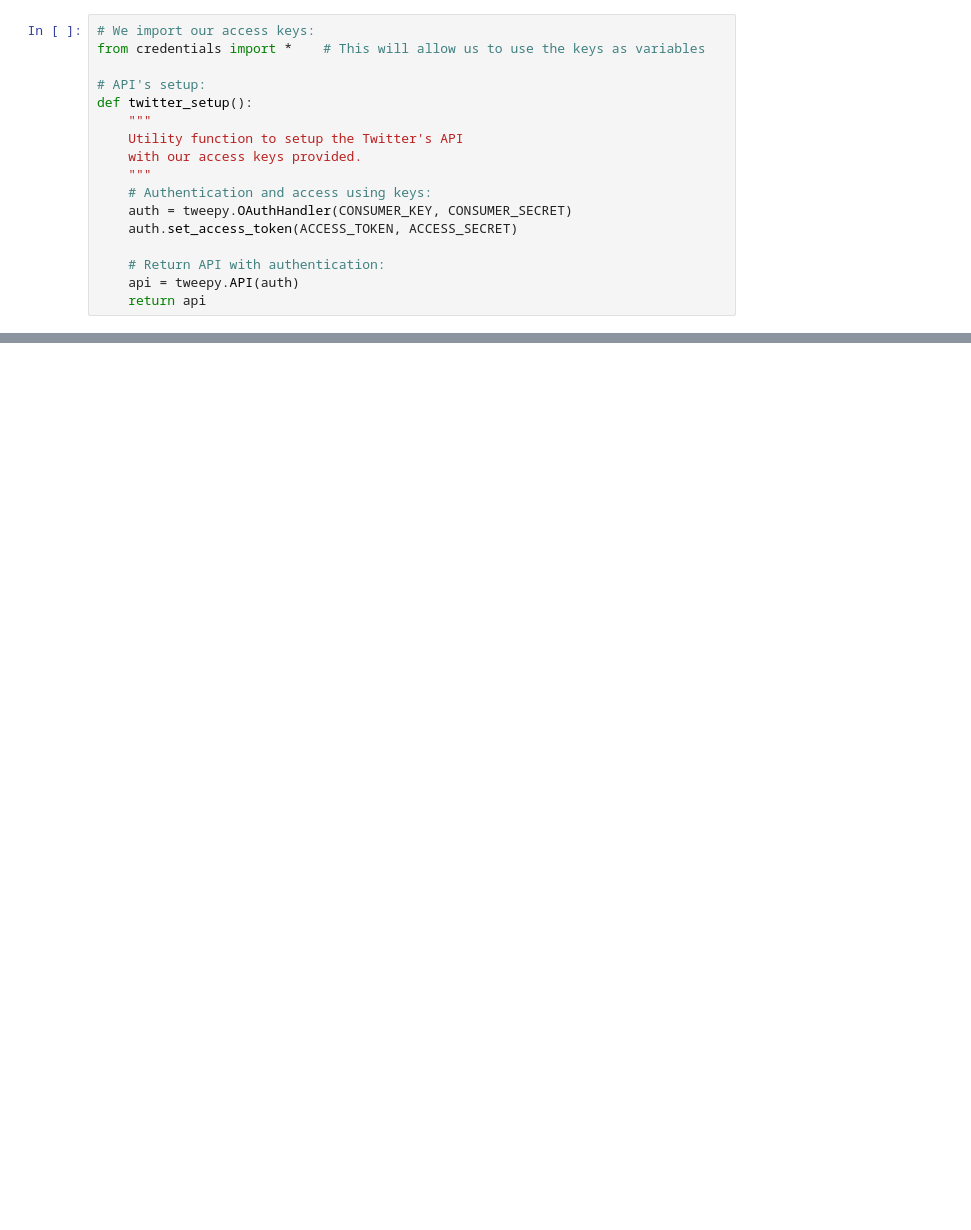
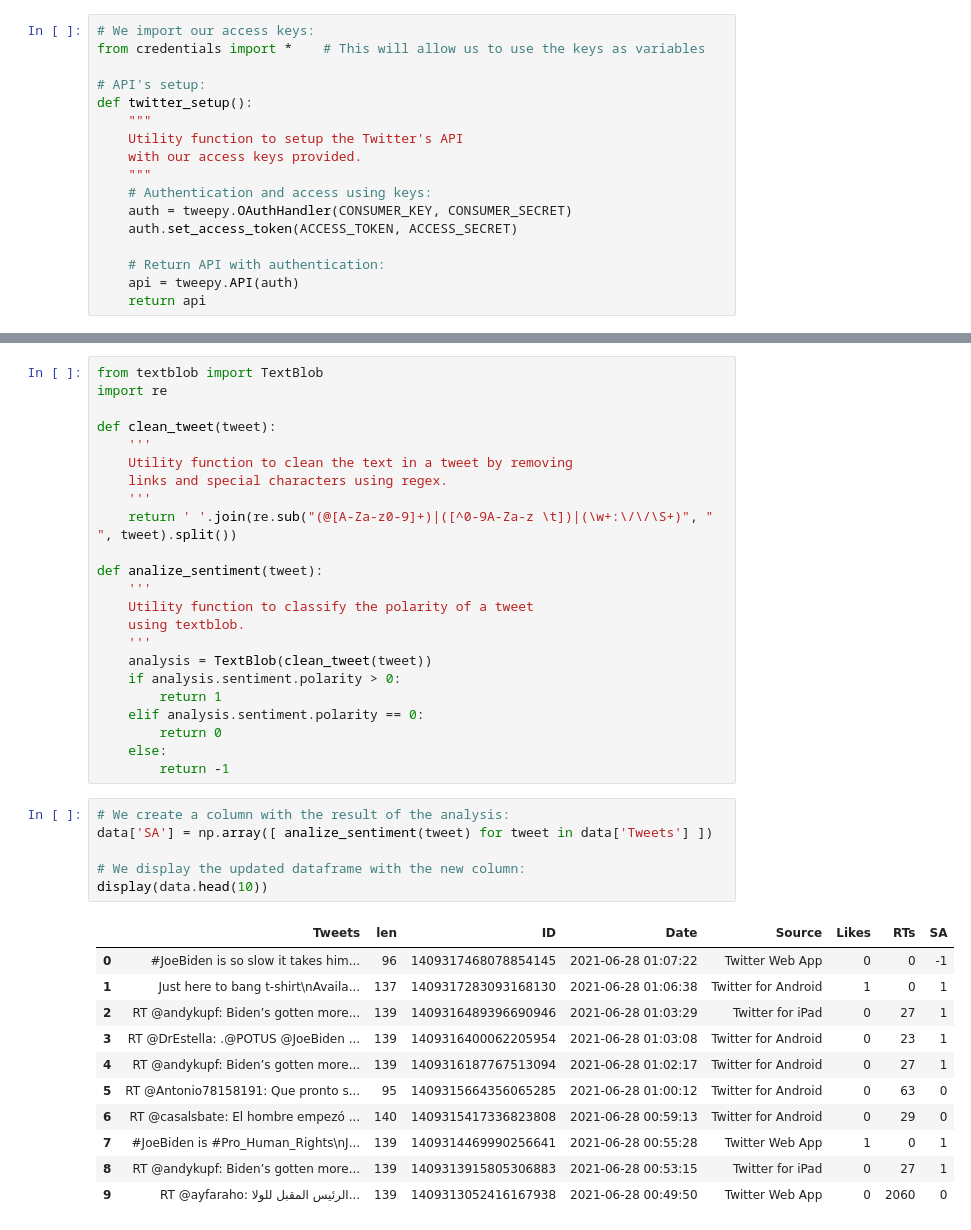
Before and after one commit to alex-anhvuong/data-analysis-python, a Jupyter notebook: Twitter_sentiment_analysis.ipynb, the cells around one changed output, grey strips where cells are left out. Drawn from its saved outputs; the diff is of its cells as text; blank space fills up the shorter version.

```diff
--- a/Twitter_sentiment_analysis.ipynb
+++ b/Twitter_sentiment_analysis.ipynb
@@ -45,0 +281,41 @@ def twitter_setup():
+# %%
+from textblob import TextBlob
+import re
+
+def clean_tweet(tweet):
+    '''
+    Utility function to clean the text in a tweet by removing
+    links and special characters using regex.
+    '''
+    return ' '.join(re.sub("(@[A-Za-z0-9]+)|([^0-9A-Za-z \t])|(\w+:\/\/\S+)", " ", tweet).split())
+
+def analize_sentiment(tweet):
+    '''
+    Utility function to classify the polarity of a tweet
+    using textblob.
+    '''
+    analysis = TextBlob(clean_tweet(tweet))
+    if analysis.sentiment.polarity > 0:
+        return 1
+    elif analysis.sentiment.polarity == 0:
+        return 0
+    else:
+        return -1
+# %%
+# We create a column with the result of the analysis:
+data['SA'] = np.array([ analize_sentiment(tweet) for tweet in data['Tweets'] ])
+
+# We display the updated dataframe with the new column:
+display(data.head(10))
+# %% [output]
+|  | Tweets | len | ID | Date | Source | Likes | RTs | SA |
+| 0 | #JoeBiden is so slow it takes him... | 96 | 1409317468078854145 | 2021-06-28 01:07:22 | Twitter Web App | 0 | 0 | -1 |
+| 1 | Just here to bang t-shirt\nAvaila... | 137 | 1409317283093168130 | 2021-06-28 01:06:38 | Twitter for Android | 1 | 0 | 1 |
+| 2 | RT @andykupf: Biden’s gotten more... | 139 | 1409316489396690946 | 2021-06-28 01:03:29 | Twitter for iPad | 0 | 27 | 1 |
+| 3 | RT @DrEstella: .@POTUS @JoeBiden ... | 139 | 1409316400062205954 | 2021-06-28 01:03:08 | Twitter for Android | 0 | 23 | 1 |
+| 4 | RT @andykupf: Biden’s gotten more... | 139 | 1409316187767513094 | 2021-06-28 01:02:17 | Twitter for Android | 0 | 27 | 1 |
+| 5 | RT @Antonio78158191: Que pronto s... | 95 | 1409315664356065285 | 2021-06-28 01:00:12 | Twitter for Android | 0 | 63 | 0 |
+| 6 | RT @casalsbate: El hombre empezó ... | 140 | 1409315417336823808 | 2021-06-28 00:59:13 | Twitter for Android | 0 | 29 | 0 |
+| 7 | #JoeBiden is #Pro_Human_Rights\nJ... | 139 | 1409314469990256641 | 2021-06-28 00:55:28 | Twitter Web App | 1 | 0 | 1 |
+| 8 | RT @andykupf: Biden’s gotten more... | 139 | 1409313915805306883 | 2021-06-28 00:53:15 | Twitter for iPad | 0 | 27 | 1 |
+| 9 | RT @ayfaraho: الرئيس المقبل للولا... | 139 | 1409313052416167938 | 2021-06-28 00:49:50 | Twitter Web App | 0 | 2060 | 0 |
```
Also changed, not shown: parts of 24 cells of this notebook.
